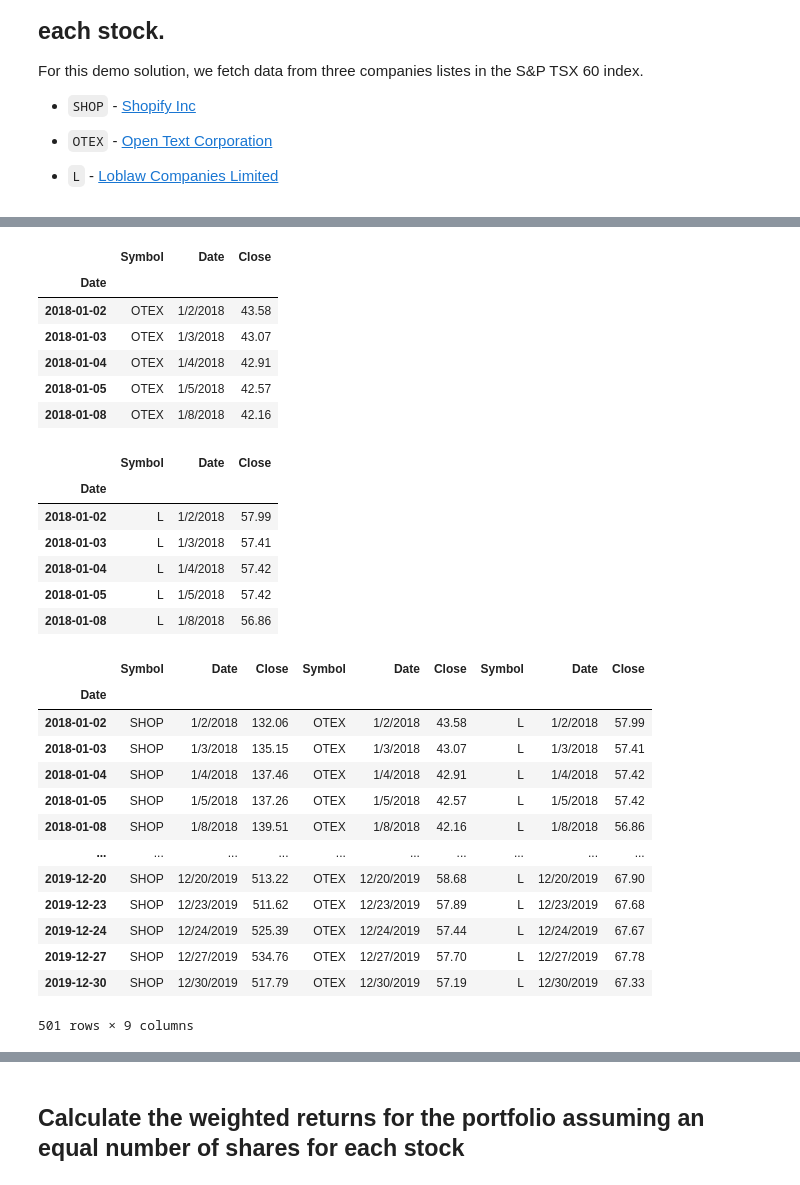
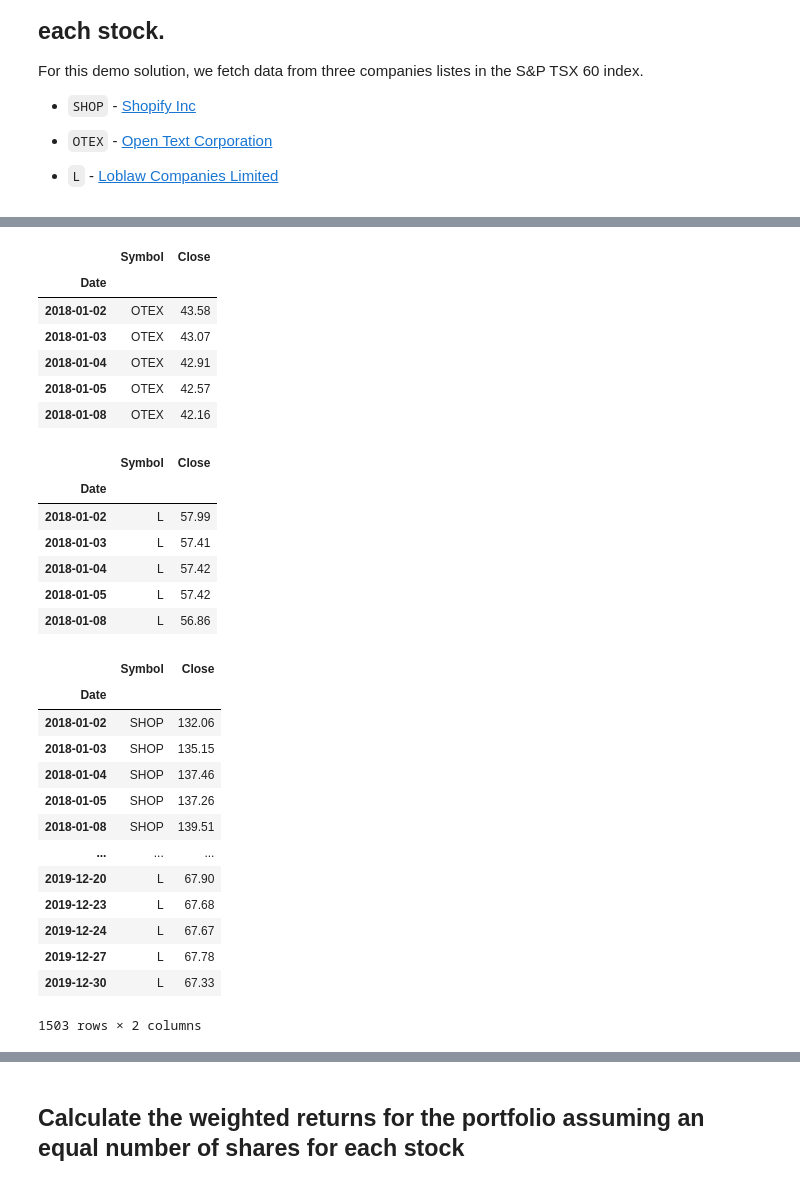
Before and after one commit to jmazzuca92/pandas-solution, a Jupyter notebook: Starter_Code/whale_analysis.ipynb, the cells around one changed output, grey strips where cells are left out. Cells and saved outputs as stored; diff of their text form; code cells hidden in the pictures.

```diff
--- a/Starter_Code/whale_analysis.ipynb
+++ b/Starter_Code/whale_analysis.ipynb
@@ -452,7 +452,7 @@ For this demo solution, we fetch data from three companies listes in the S&P TSX
 # %%
 # Reading data from 1st stock
 shop_path = Path("/Users/joemazzuca/Desktop/UofT_FinTech_Boot_Camp/utor-tor-fin-pt-09-2020-u-c/02-Homework/04-Pandas/Instructions/Starter_Code/Resources/shop_historical.csv")
-shop_csv = pd.read_csv(shop_path)
-shop_df = shop_csv.set_index(pd.to_datetime(shop_csv["Date"], infer_datetime_format = True))
-shop_df.head()
+shop_csv = pd.read_csv(shop_path, index_col = "Date", infer_datetime_format=True, parse_dates=True)
+shop_csv = shop_csv.sort_index()
+shop_csv.head()
 # %% [output]
@@ -466,50 +466,49 @@ shop_df.head()
 # %%
 # Reading data from 2nd stock
 otex_path = Path("/Users/joemazzuca/Desktop/UofT_FinTech_Boot_Camp/utor-tor-fin-pt-09-2020-u-c/02-Homework/04-Pandas/Instructions/Starter_Code/Resources/otex_historical.csv")
-otex_csv = pd.read_csv(otex_path)
-otex_df = otex_csv.set_index(pd.to_datetime(otex_csv["Date"], infer_datetime_format = True))
-otex_df.head()
+otex_csv = pd.read_csv(otex_path, index_col = "Date", infer_datetime_format=True, parse_dates=True)
+otex_csv = otex_csv.sort_index()
+otex_csv.head()
 # %% [output]
-|  | Symbol | Date | Close |
-| Date |  |  |  |
-| 2018-01-02 | OTEX | 1/2/2018 | 43.58 |
-| 2018-01-03 | OTEX | 1/3/2018 | 43.07 |
-| 2018-01-04 | OTEX | 1/4/2018 | 42.91 |
-| 2018-01-05 | OTEX | 1/5/2018 | 42.57 |
-| 2018-01-08 | OTEX | 1/8/2018 | 42.16 |
+|  | Symbol | Close |
+| Date |  |  |
+| 2018-01-02 | OTEX | 43.58 |
+| 2018-01-03 | OTEX | 43.07 |
+| 2018-01-04 | OTEX | 42.91 |
+| 2018-01-05 | OTEX | 42.57 |
+| 2018-01-08 | OTEX | 42.16 |
 # %%
 # Reading data from 3rd stock
 l_path = Path("/Users/joemazzuca/Desktop/UofT_FinTech_Boot_Camp/utor-tor-fin-pt-09-2020-u-c/02-Homework/04-Pandas/Instructions/Starter_Code/Resources/l_historical.csv")
-l_csv = pd.read_csv(l_path)
-l_df = l_csv.set_index(pd.to_datetime(l_csv["Date"], infer_datetime_format = True))
-l_df.head()
+l_csv = pd.read_csv(l_path, index_col = "Date", infer_datetime_format=True, parse_dates=True)
+l_csv = l_csv.sort_index()
+l_csv.head()
 # %% [output]
-|  | Symbol | Date | Close |
-| Date |  |  |  |
-| 2018-01-02 | L | 1/2/2018 | 57.99 |
-| 2018-01-03 | L | 1/3/2018 | 57.41 |
-| 2018-01-04 | L | 1/4/2018 | 57.42 |
-| 2018-01-05 | L | 1/5/2018 | 57.42 |
-| 2018-01-08 | L | 1/8/2018 | 56.86 |
+|  | Symbol | Close |
+| Date |  |  |
+| 2018-01-02 | L | 57.99 |
+| 2018-01-03 | L | 57.41 |
+| 2018-01-04 | L | 57.42 |
+| 2018-01-05 | L | 57.42 |
+| 2018-01-08 | L | 56.86 |
 # %%
 # Combine all stocks in a single DataFrame
-combined_stocks = pd.concat([shop_df, otex_df, l_df], axis = "columns", join = "inner")
-combined_stocks.sort_index(inplace = True)
-combined_stocks
+combined_df = pd.concat([shop_csv, otex_csv, l_csv], axis = "rows", join = "inner")
+combined_df
 # %% [output]
-|  | Symbol | Date | Close | Symbol | Date | Close | Symbol | Date | Close |
-| Date |  |  |  |  |  |  |  |  |  |
-| 2018-01-02 | SHOP | 1/2/2018 | 132.06 | OTEX | 1/2/2018 | 43.58 | L | 1/2/2018 | 57.99 |
-| 2018-01-03 | SHOP | 1/3/2018 | 135.15 | OTEX | 1/3/2018 | 43.07 | L | 1/3/2018 | 57.41 |
-| 2018-01-04 | SHOP | 1/4/2018 | 137.46 | OTEX | 1/4/2018 | 42.91 | L | 1/4/2018 | 57.42 |
-| 2018-01-05 | SHOP | 1/5/2018 | 137.26 | OTEX | 1/5/2018 | 42.57 | L | 1/5/2018 | 57.42 |
-| 2018-01-08 | SHOP | 1/8/2018 | 139.51 | OTEX | 1/8/2018 | 42.16 | L | 1/8/2018 | 56.86 |
-| ... | ... | ... | ... | ... | ... | ... | ... | ... | ... |
-| 2019-12-20 | SHOP | 12/20/2019 | 513.22 | OTEX | 12/20/2019 | 58.68 | L | 12/20/2019 | 67.90 |
-| 2019-12-23 | SHOP | 12/23/2019 | 511.62 | OTEX | 12/23/2019 | 57.89 | L | 12/23/2019 | 67.68 |
-| 2019-12-24 | SHOP | 12/24/2019 | 525.39 | OTEX | 12/24/2019 | 57.44 | L | 12/24/2019 | 67.67 |
-| 2019-12-27 | SHOP | 12/27/2019 | 534.76 | OTEX | 12/27/2019 | 57.70 | L | 12/27/2019 | 67.78 |
-| 2019-12-30 | SHOP | 12/30/2019 | 517.79 | OTEX | 12/30/2019 | 57.19 | L | 12/30/2019 | 67.33 |
+|  | Symbol | Close |
+| Date |  |  |
+| 2018-01-02 | SHOP | 132.06 |
+| 2018-01-03 | SHOP | 135.15 |
+| 2018-01-04 | SHOP | 137.46 |
+| 2018-01-05 | SHOP | 137.26 |
+| 2018-01-08 | SHOP | 139.51 |
+| ... | ... | ... |
+| 2019-12-20 | L | 67.90 |
+| 2019-12-23 | L | 67.68 |
+| 2019-12-24 | L | 67.67 |
+| 2019-12-27 | L | 67.78 |
+| 2019-12-30 | L | 67.33 |
-501 rows × 9 columns
+1503 rows × 2 columns
 # %%
 # Reset Date index
```
Also changed, not shown: parts of 17 cells of this notebook.
